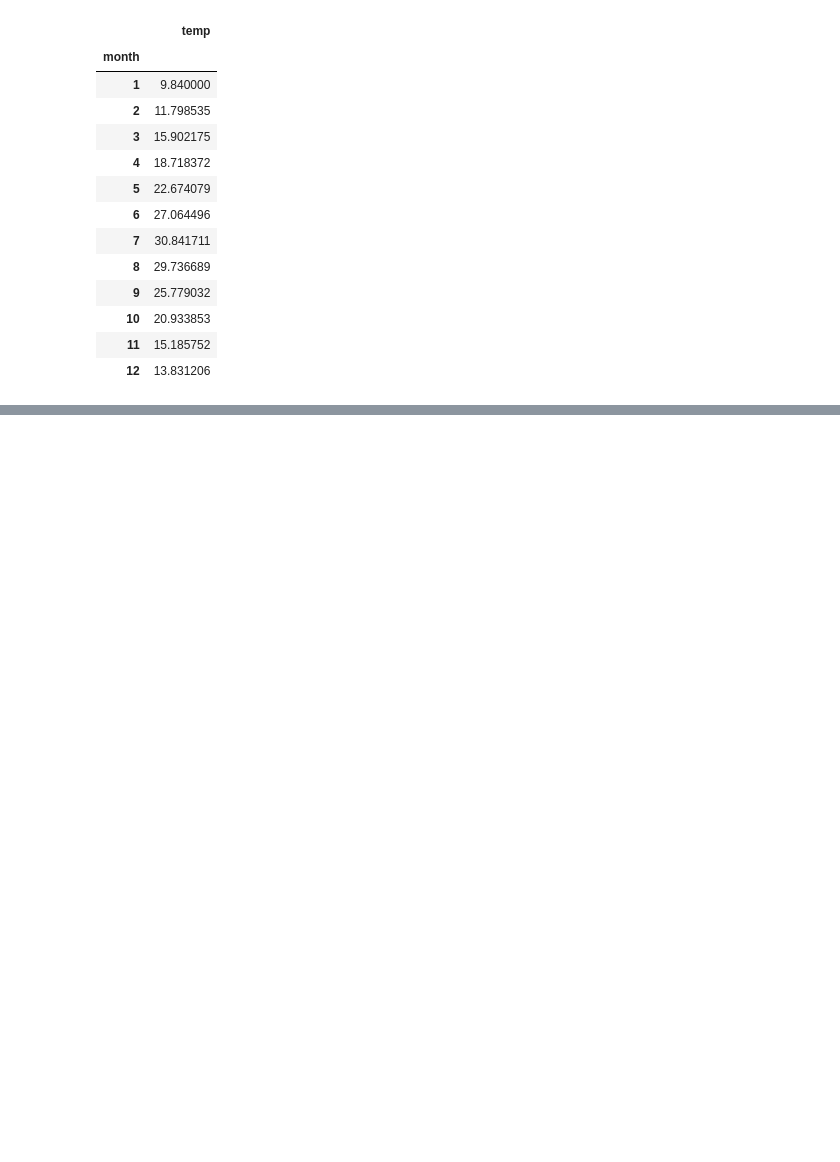
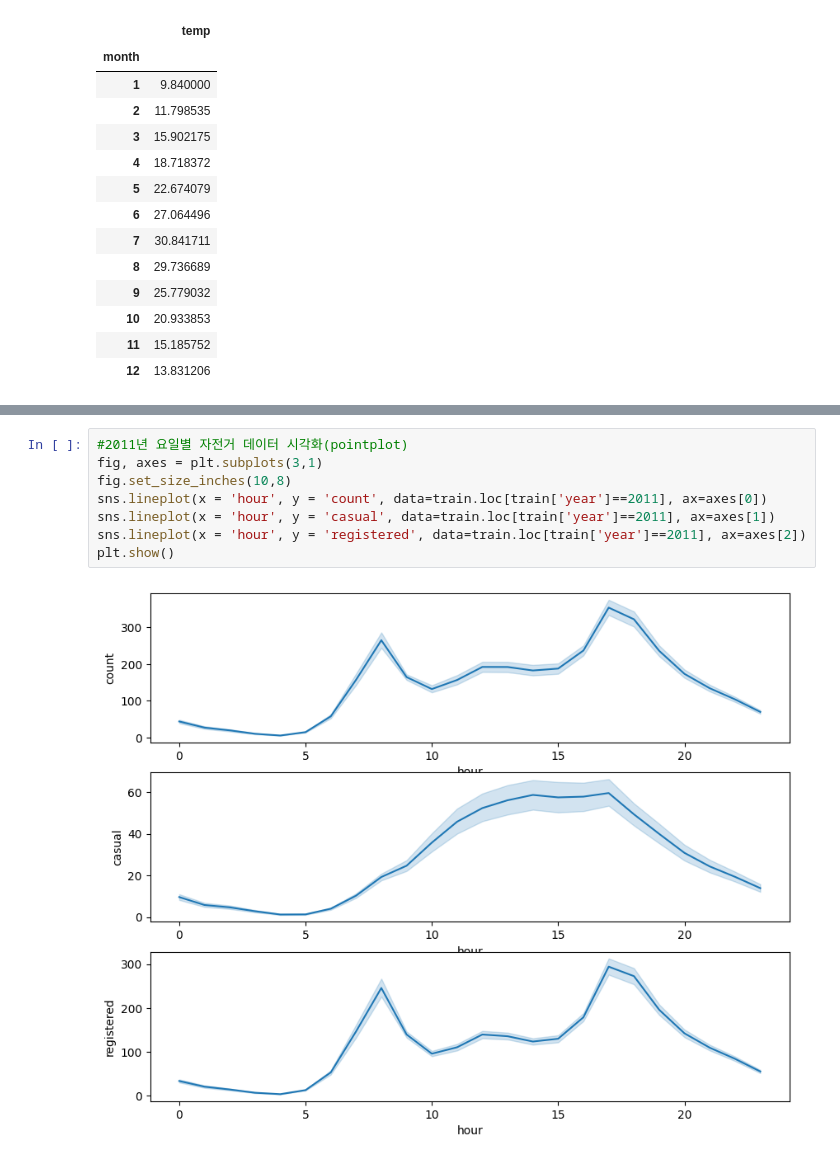
Before and after one commit to min-woo-seong/Agora, a Jupyter notebook: My_learn/ML/자전거 수요 예측 대회.ipynb, the cells around one changed output, grey strips where cells are left out. Drawn from its saved outputs; the diff is of its cells as text; blank space fills up the shorter version.

```diff
--- a/My_learn/ML/자전거 수요 예측 대회.ipynb
+++ b/My_learn/ML/자전거 수요 예측 대회.ipynb
@@ -225,0 +331,10 @@ plt.show()
+# %%
+#2011년 요일별 자전거 데이터 시각화(pointplot)
+fig, axes = plt.subplots(3,1)
+fig.set_size_inches(10,8)
+sns.lineplot(x = 'hour', y = 'count', data=train.loc[train['year']==2011], ax=axes[0])
+sns.lineplot(x = 'hour', y = 'casual', data=train.loc[train['year']==2011], ax=axes[1])
+sns.lineplot(x = 'hour', y = 'registered', data=train.loc[train['year']==2011], ax=axes[2])
+plt.show()
+# %% [output]
+[figure, added]
```
Also changed, not shown: parts of 26 cells of this notebook.
